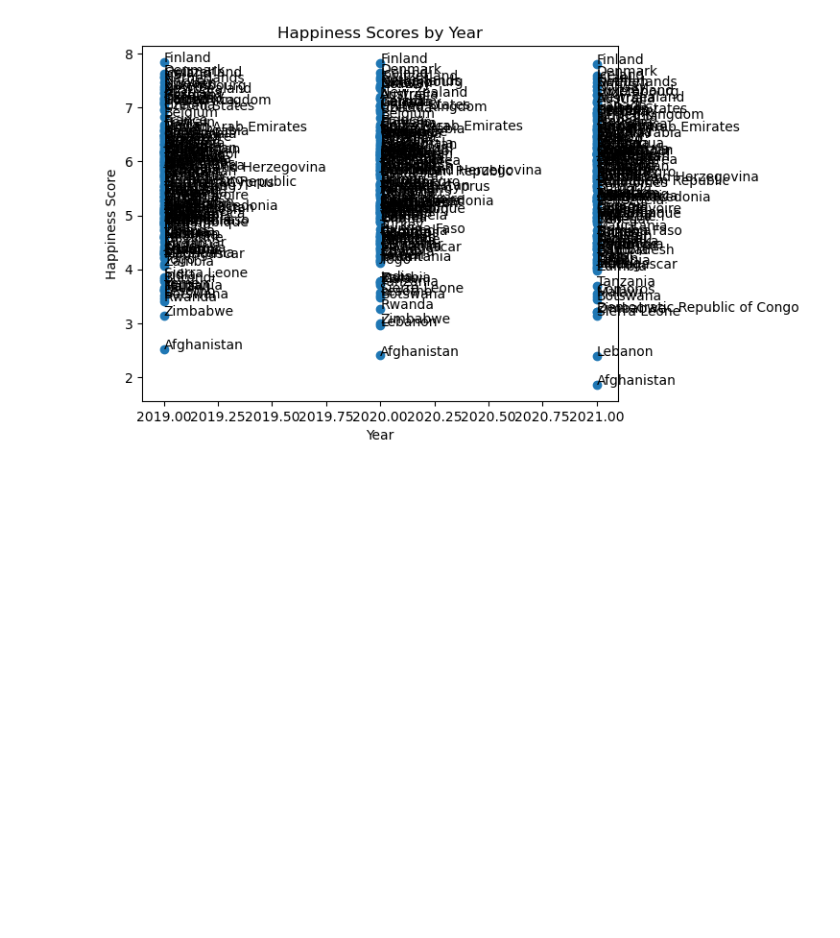
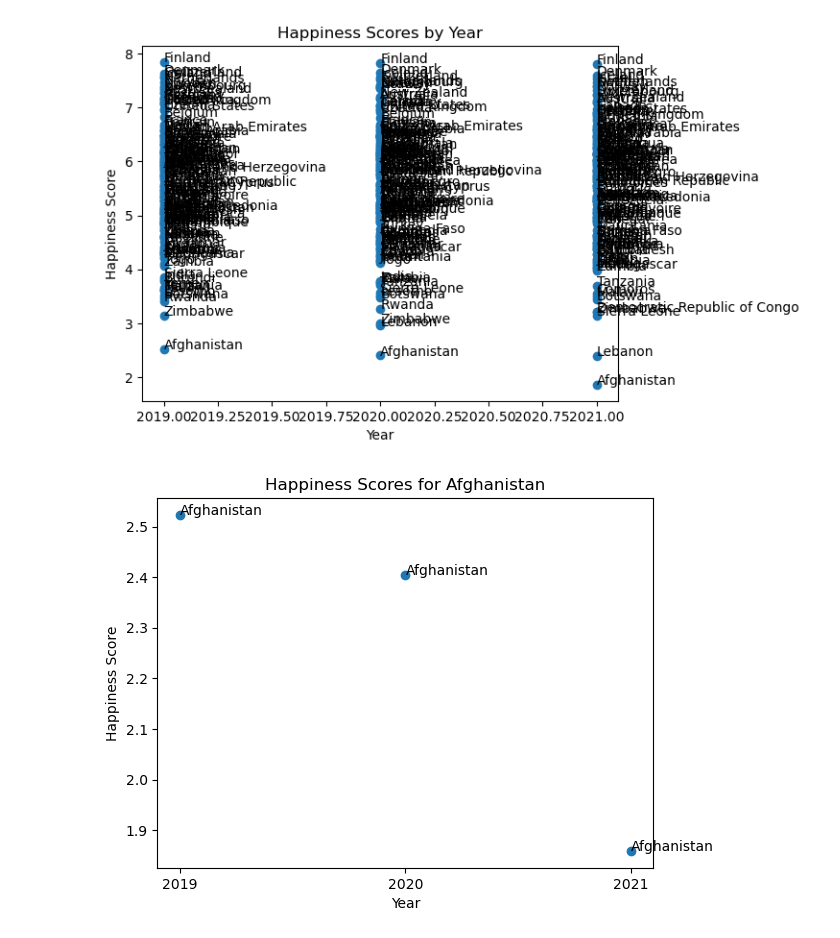
Before and after one commit to zadkhan/BigData_FinalProject, a Jupyter notebook: World Happiness.ipynb, the cells around one changed output. Saved outputs shown, nothing was run; the diff lists cells and outputs as text; code cells hidden in the pictures; blank space fills up the shorter version.

```diff
--- a/World Happiness.ipynb
+++ b/World Happiness.ipynb
@@ -171,3 +171,26 @@ plt.title('Happiness Scores by Year')
 plt.show()
 # %% [output]
 [figure]
+# %%
+afghan_data = happiness_data.loc[happiness_data.iloc[:,0] == 'Afghanistan']
+
+# extract the data for Afghanistan from the filtered dataframe
+years = afghan_data.iloc[:,2].values
+scores = afghan_data.iloc[:,3].values
+
+# create a scatterplot of the Afghanistan data
+plt.scatter(years, scores)
+
+# label each data point with the country name
+for i in range(len(years)):
+    plt.annotate('Afghanistan', (years[i], scores[i]))
+
+# set the axis labels and title
+plt.xlabel('Year')
+plt.ylabel('Happiness Score')
+plt.title('Happiness Scores for Afghanistan')
+plt.xticks([2019, 2020, 2021])
+
+plt.show()
+# %% [output]
+[figure, added]
```
